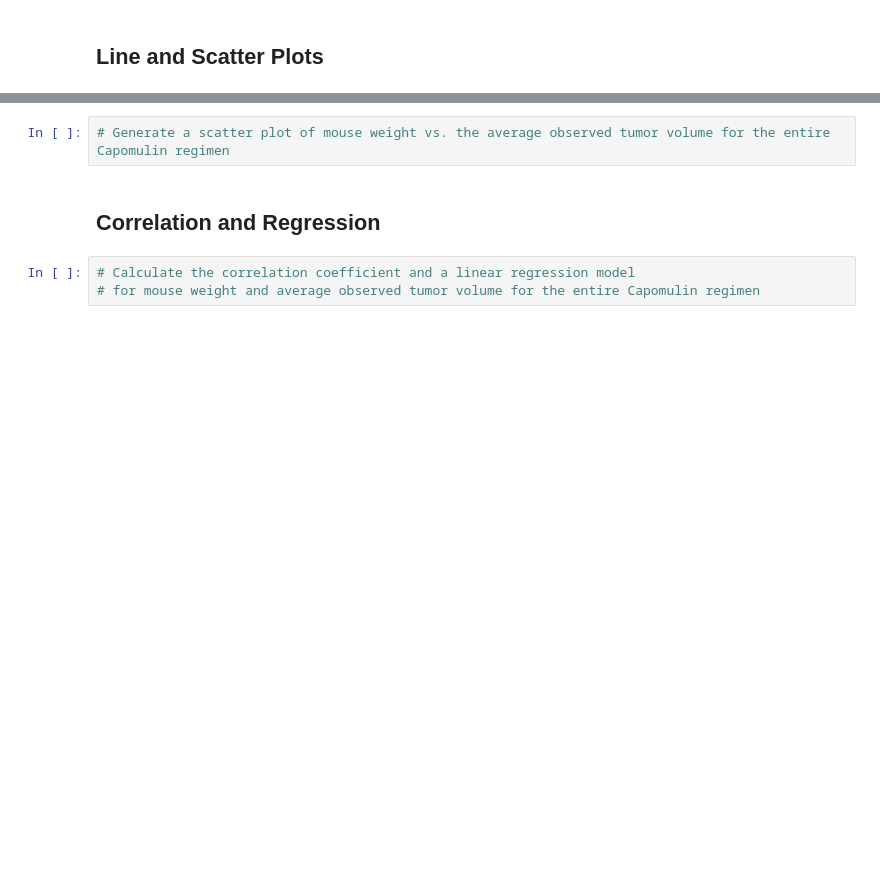
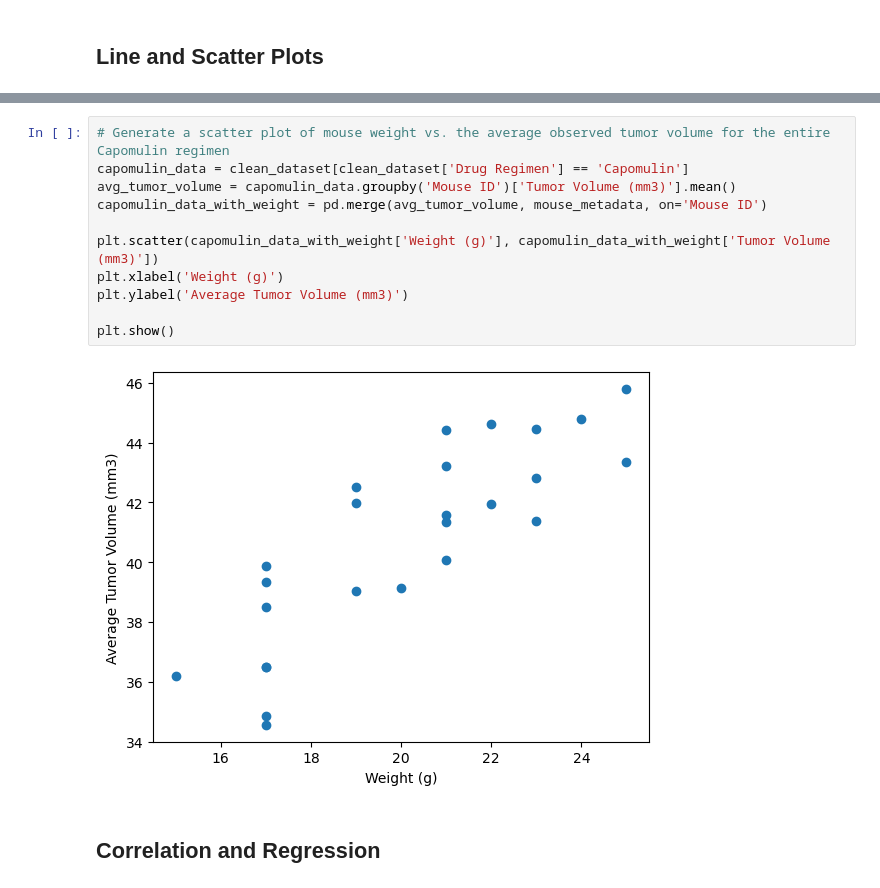
Before and after one commit to Amarah010/Matplotlib-Challenge, a Jupyter notebook: pymaceuticals.ipynb, the cells around one changed output, grey strips where cells are left out. Drawn from its saved outputs; the diff is of its cells as text; blank space fills up the shorter version.

```diff
--- a/pymaceuticals.ipynb
+++ b/pymaceuticals.ipynb
@@ -238,7 +288,15 @@ plt.show()
 # %%
 # Generate a scatter plot of mouse weight vs. the average observed tumor volume for the entire Capomulin regimen
+capomulin_data = clean_dataset[clean_dataset['Drug Regimen'] == 'Capomulin']
+avg_tumor_volume = capomulin_data.groupby('Mouse ID')['Tumor Volume (mm3)'].mean()
+capomulin_data_with_weight = pd.merge(avg_tumor_volume, mouse_metadata, on='Mouse ID')
+
+plt.scatter(capomulin_data_with_weight['Weight (g)'], capomulin_data_with_weight['Tumor Volume (mm3)'])
+plt.xlabel('Weight (g)')
+plt.ylabel('Average Tumor Volume (mm3)')
+
+plt.show()
+# %% [output]
+[figure, added]
 # %% [markdown]
 ## Correlation and Regression
-# %%
-# Calculate the correlation coefficient and a linear regression model
-# for mouse weight and average observed tumor volume for the entire Capomulin regimen
```
Also changed, not shown: parts of 8 cells of this notebook.
